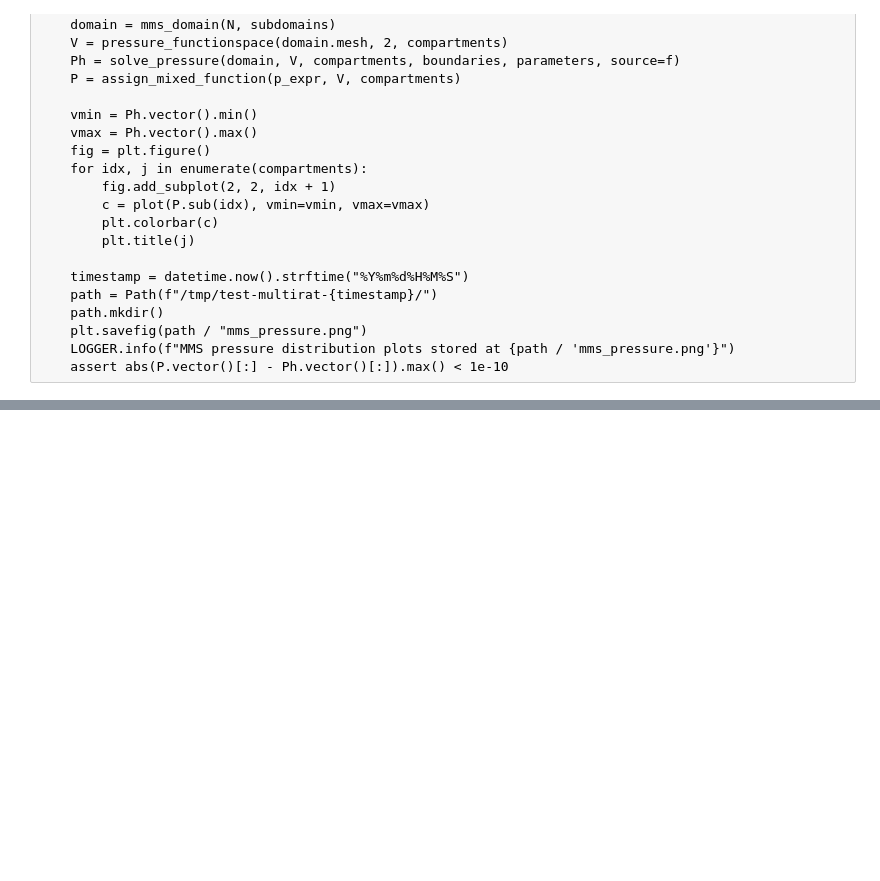
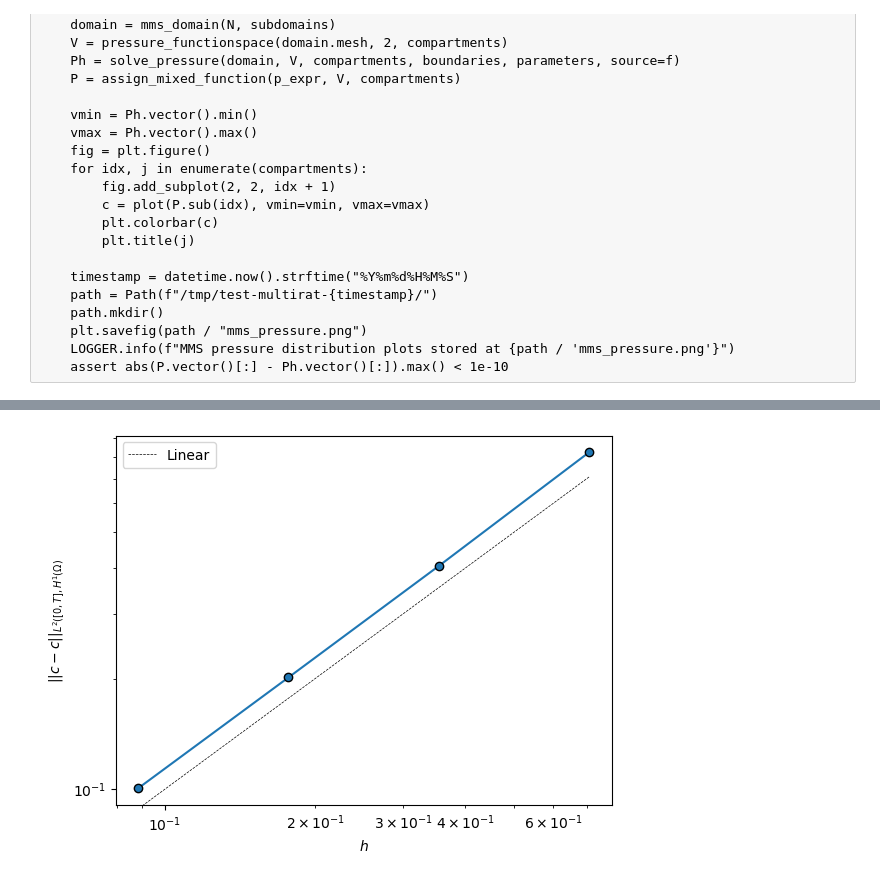
Before and after one commit to jorgenriseth/multirat, a Jupyter notebook: notebooks/MMS Concentration.ipynb, the cells around one changed output, grey strips where cells are left out. Drawn from its saved outputs; the diff is of its cells as text; code cells hidden in the pictures; blank space fills up the shorter version.

```diff
--- a/notebooks/MMS Concentration.ipynb
+++ b/notebooks/MMS Concentration.ipynb
@@ -180,3 +182,29 @@ Next steps:
+# %%
+def solute_transfer(c_, p_, L, G, phi):
+    s = {}
+    for j in c_:
+        s[j] = 0.0
+        for i in c_:
+            if i == j:
+                continue
+            s[j] += L[(i, j)] * (c_[i] - c_[j]) + 0.5 * G[(i, j)] * (c_[i] + c_[j]) * (p_[i] - p_[j])
+    return s
+
+def solute_sources(c, p, time, K, phi, D, L, G, degree):
+    c_ = {j: mms_placeholder() for j in c}
+    dcdt_ = {j: mms_placeholder() for j in c}
+    p_ = {j: mms_placeholder() for j in c}
+    s = solute_transfer(c_, p_, L, G, phi)
+    f = {
+        j: dcdt_[j] - (K[j] / phi[j] * div(c_[j] * grad(p_[j]))) - (D[j] * div(grad(c_[j]))) - s[j]
+        for j in c
+    }
+    subs = {
+        **{dcdt_[j]: sp.diff(c[j], "t") for j in c},
+        **{c_[j]: c[j] for j in c},
+        **{p_[j]: p[j] for j in c}
+    }
+    return {i: ulfy.Expression(f[i], subs=subs, degree=degree, t=time) for i in c}
 # %%
 degree = 4
 normals = {1: Constant((-1, 0)), 2: Constant((1, 0)), 3: Constant((0, -1)), 4: Constant((0, 1))}
@@ -288,0 +354,18 @@ plt.show()
+# %%
+savepath = (Path() / "../results/mms").resolve()
+savepath.mkdir(exist_ok=True)
+
+plt.figure()
+plt.loglog(hvec, E, "-o", markeredgecolor='k')
+xlim, ylim = plt.gca().get_xlim(), plt.gca().get_ylim()
+plt.autoscale(False)
+plt.loglog(hvec, hvec, 'k--', lw=0.5, label="Linear")
+plt.ylim(ylim)
+
+plt.xlabel("$h$")
+plt.ylabel(r"$||c - c||_{L^2([0, T], H^1(\Omega)}$")
+plt.legend()
+plt.savefig(savepath / "convergence-concentration.png")
+plt.show()
+# %% [output]
+[figure, added]
```
Also changed, not shown: parts of 9 cells of this notebook, 4 other files.
